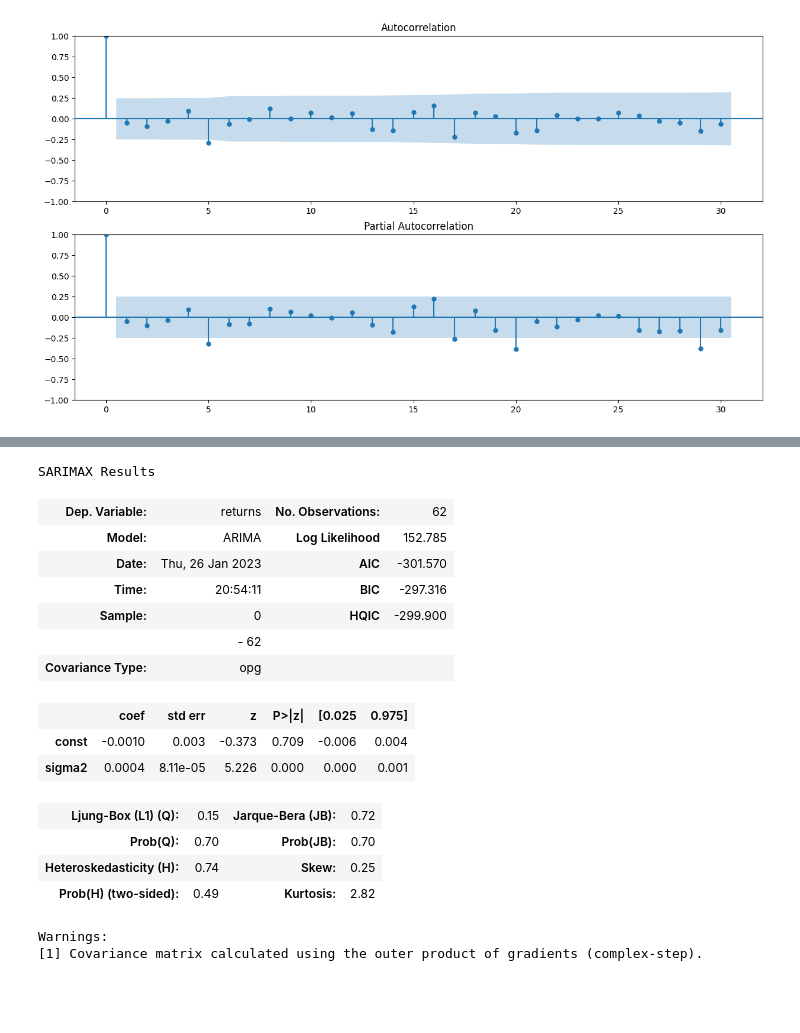
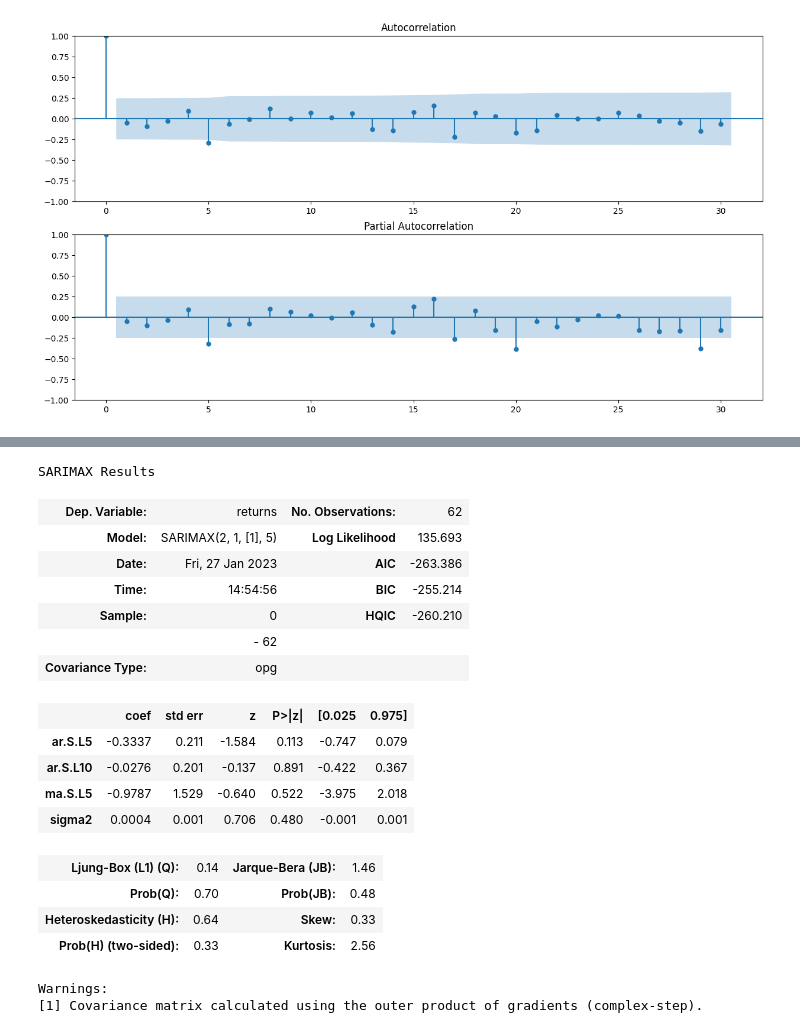
Before and after one commit to KLTsai/EMECS_tradingbot, a Jupyter notebook: emecs_trad_bot.ipynb, the cells around one changed output, grey strips where cells are left out. Drawn from its saved outputs; the diff is of its cells as text; code cells hidden in the pictures; blank space fills up the shorter version.

```diff
--- a/emecs_trad_bot.ipynb
+++ b/emecs_trad_bot.ipynb
@@ -131,23 +162,25 @@ print(order_df.sort_values('BIC'))
 # %%
-# ARIMA Modelmodel
-model = ARIMA(df['returns'], order=(0,0,0))
+# SARIMA Modelmodel
+model = SARIMAX(df['returns'], order=(0, 0, 0), seasonal_order=(2, 1, 1, 5))
 results = model.fit()
 results.summary()
 # %% [output]
 SARIMAX Results
 | Dep. Variable: | returns | No. Observations: | 62 |
-| Model: | ARIMA | Log Likelihood | 152.785 |
-| Date: | Thu, 26 Jan 2023 | AIC | -301.570 |
-| Time: | 20:54:11 | BIC | -297.316 |
-| Sample: | 0 | HQIC | -299.900 |
+| Model: | SARIMAX(2, 1, [1], 5) | Log Likelihood | 135.693 |
+| Date: | Fri, 27 Jan 2023 | AIC | -263.386 |
+| Time: | 14:54:56 | BIC | -255.214 |
+| Sample: | 0 | HQIC | -260.210 |
 |  | - 62 |  |  |
 | Covariance Type: | opg |  |  |
 |  | coef | std err | z | P>|z| | [0.025 | 0.975] |
-| const | -0.0010 | 0.003 | -0.373 | 0.709 | -0.006 | 0.004 |
-| sigma2 | 0.0004 | 8.11e-05 | 5.226 | 0.000 | 0.000 | 0.001 |
+| ar.S.L5 | -0.3337 | 0.211 | -1.584 | 0.113 | -0.747 | 0.079 |
+| ar.S.L10 | -0.0276 | 0.201 | -0.137 | 0.891 | -0.422 | 0.367 |
+| ma.S.L5 | -0.9787 | 1.529 | -0.640 | 0.522 | -3.975 | 2.018 |
+| sigma2 | 0.0004 | 0.001 | 0.706 | 0.480 | -0.001 | 0.001 |
-| Ljung-Box (L1) (Q): | 0.15 | Jarque-Bera (JB): | 0.72 |
-| Prob(Q): | 0.70 | Prob(JB): | 0.70 |
-| Heteroskedasticity (H): | 0.74 | Skew: | 0.25 |
-| Prob(H) (two-sided): | 0.49 | Kurtosis: | 2.82 |
+| Ljung-Box (L1) (Q): | 0.14 | Jarque-Bera (JB): | 1.46 |
+| Prob(Q): | 0.70 | Prob(JB): | 0.48 |
+| Heteroskedasticity (H): | 0.64 | Skew: | 0.33 |
+| Prob(H) (two-sided): | 0.33 | Kurtosis: | 2.56 |
 Warnings:
 [1] Covariance matrix calculated using the outer product of gradients (complex-step).
```
Also changed, not shown: parts of 13 cells of this notebook.
